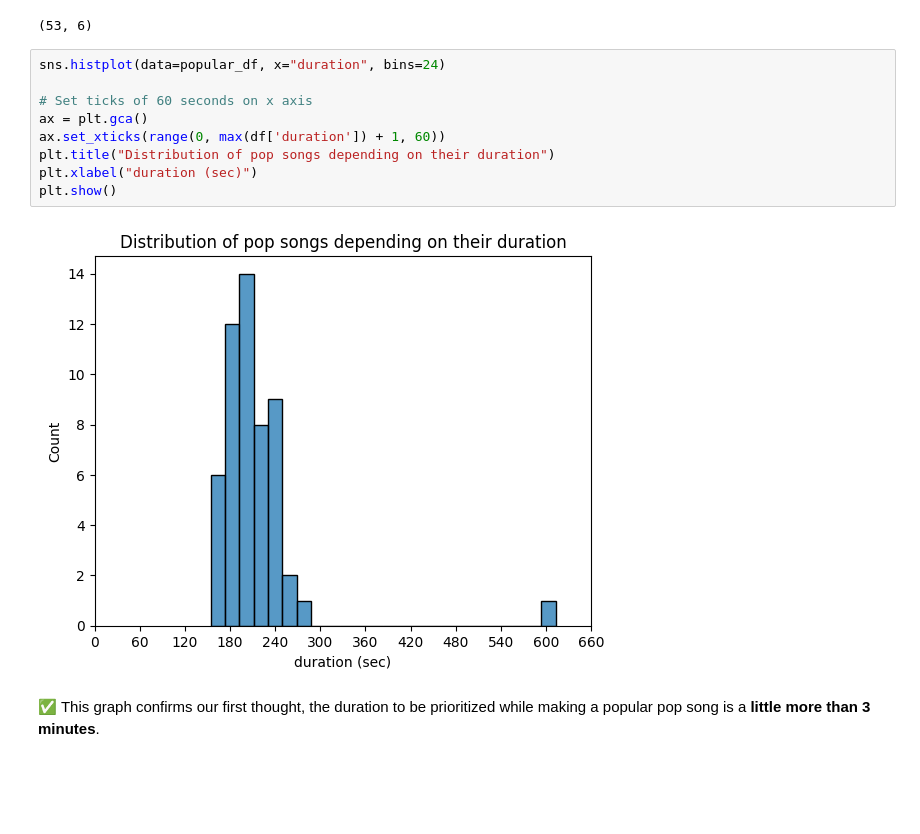
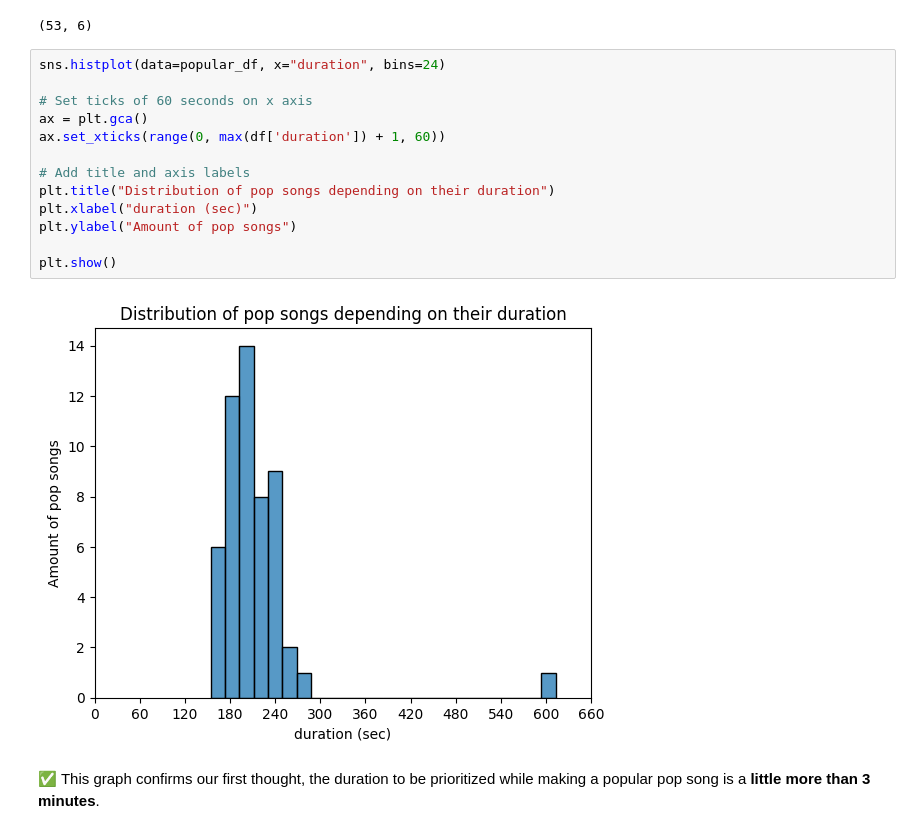
Before and after one commit to Lucas-COX/datamining-evaluation, a Jupyter notebook: notebooks/spotify.ipynb, the cells around one changed output. Drawn from its saved outputs; the diff is of its cells as text; blank space fills up the shorter version.

```diff
--- a/notebooks/spotify.ipynb
+++ b/notebooks/spotify.ipynb
@@ -164,14 +168,18 @@ popular_df.shape
 # %%
 sns.histplot(data=popular_df, x="duration", bins=24)
 
 # Set ticks of 60 seconds on x axis
 ax = plt.gca()
 ax.set_xticks(range(0, max(df['duration']) + 1, 60))
+
+# Add title and axis labels
 plt.title("Distribution of pop songs depending on their duration")
 plt.xlabel("duration (sec)")
+plt.ylabel("Amount of pop songs")
+
 plt.show()
 # %% [output]
-[figure, old version]
+[figure, new version]
 # %% [markdown]
 ✅ This graph confirms our first thought, the duration to be prioritized while making a popular pop song is a **little more than 3 minutes**.
 # %% [markdown]
```
Also changed, not shown: parts of 3 cells of this notebook, 3 other files.
